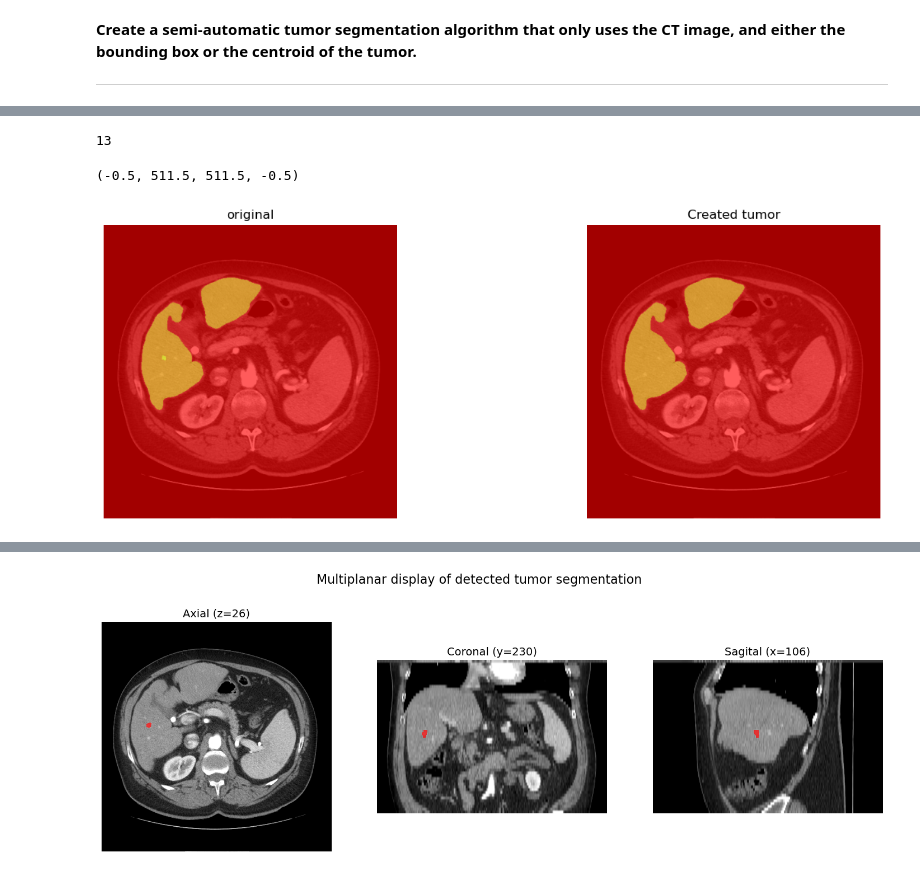
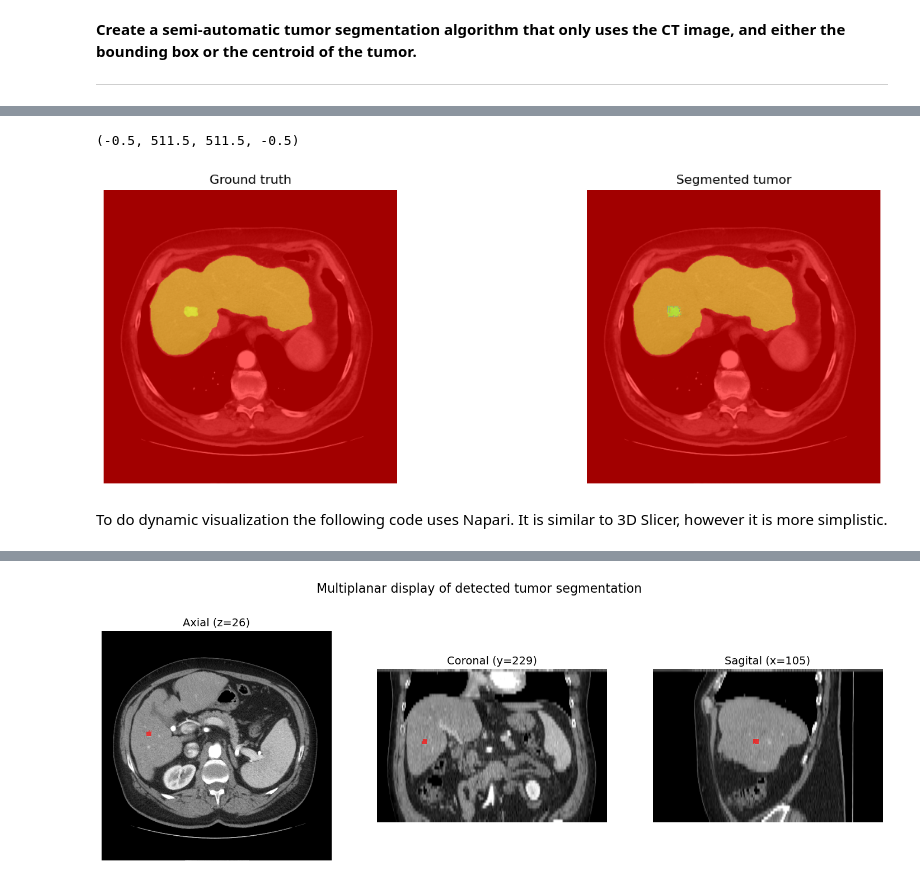
Before and after one commit to Lidnmp/medical_images_project, a Jupyter notebook: pt2.ipynb, the cells around one changed output, grey strips where cells are left out. Drawn from its saved outputs; the diff is of its cells as text; code cells hidden in the pictures.

Commit message:
feat(Task2): Segmentation + visual results

```diff
--- a/pt2.ipynb
+++ b/pt2.ipynb
@@ -28,9 +31,22 @@ from matplotlib.colors import BoundaryNorm
 # %%
-gt_liver_mask = np.load('gt_liver_mask.npy')
-gt_tumor_mask = np.load('gt_tumor_mask.npy')
-ct_images = np.load('windowed_ct_images.npy')
-aspect_ratio_coronal=6.213588372139264
-aspect_ratio_sagittal=6.213588372139264
+# Arrays
+file_gt_liver='gt_liver_mask.npy'
+file_gt_tumor='gt_tumor_mask.npy'
+file_ref_img='windowed_ct_images.npy'
+file_aspect_ratio='ratio.npy'
+#ratio
+path_array_folder='task2_data'
+in_path = os.path.join(path_array_folder, file_gt_liver)
+gt_liver_mask = np.load(in_path)
+in_path = os.path.join(path_array_folder, file_gt_tumor)
+gt_tumor_mask = np.load(in_path)
+in_path = os.path.join(path_array_folder, file_ref_img)
+ct_images = np.load(in_path)
+in_path = os.path.join(path_array_folder, file_aspect_ratio)
+ratios = np.load(in_path) # Positions axial_aspect_ratio, aspect_ratio_sagittal, aspect_ratio_coronal
+aspect_ratio_axial=ratios[0]
+aspect_ratio_coronal=ratios[1]
+aspect_ratio_sagittal=ratios[2]
 # %% [markdown]
 **Consider the Tumor mask associated to the reference image, and extract its bounding box and centroid.**
 
@@ -173,10 +193,7 @@ def segment_bounding_box_3d(arr, bbox, canny_sigma=2.0, min_size=100,  border_di
 # %%
-# sigma de 2 a 1.5 en tumor 1, bajan milesimas, y los demás estan correctamente
-# s a 1 mejora en 0 por milesimas, pero perdida de decimas en el 1
-# con sharpening desmejora general de decimas
 segmentations=[]
 borders=[]
 for i in range(len(bbox)):
-    segmentation, border=segment_bounding_box_3d(ct_images,bbox[i])
+    segmentation=segment_bounding_box_3d(ct_images,bbox[i])
+    borders.append(get_3d_mask_borders(segmentation))
     segmentations.append(segmentation)
-    borders.append(border)
@@ -208,23 +223,22 @@ Original 2, [10-12]
-# %%
-
-slices=[11,12,13,14,18,19,20,21,22,23,25,26,27]
-len(slices)
-# %% [output]
-13
 # %%
-slice_idx=12
-ntumor=2
+slices=[11,12,13,14,18,19,20,21,22,23,25,26,27]
+len(slices)
+slice_idx=2 #Idx for the array slices
+ntumor=0 #Number of tumor is referred in individual_masks
+
 fig, axes = plt.subplots(1, 2, figsize=(15, 5))
 axes[0].imshow(ct_images[slices[slice_idx]], cmap='gray')
 axes[0].imshow(individuals_mask[ntumor][slices[slice_idx]], cmap='autumn', alpha=0.4)
 axes[0].imshow(gt_liver_mask[slices[slice_idx]], cmap='autumn', alpha=0.4)
-axes[0].set_title('original')
+axes[0].set_title('Ground truth')
 axes[0].axis('off')
 axes[1].imshow(ct_images[slices[slice_idx]], cmap='gray')
 axes[1].imshow(segmentations[ntumor][slices[slice_idx]], cmap='prism', alpha=0.4)
 axes[1].imshow(gt_liver_mask[slices[slice_idx]], cmap='autumn', alpha=0.4)
-axes[1].set_title('Created tumor')
+axes[1].set_title('Segmented tumor')
 axes[1].axis('off')
 # %% [output]
 (-0.5, 511.5, 511.5, -0.5)
-[figure, old version]
+[figure, new version]
+# %% [markdown]
+To do dynamic visualization the following code uses Napari. It is similar to 3D Slicer, however it is more simplistic.
```
Also changed, not shown: parts of 19 cells of this notebook, 1 other file.
